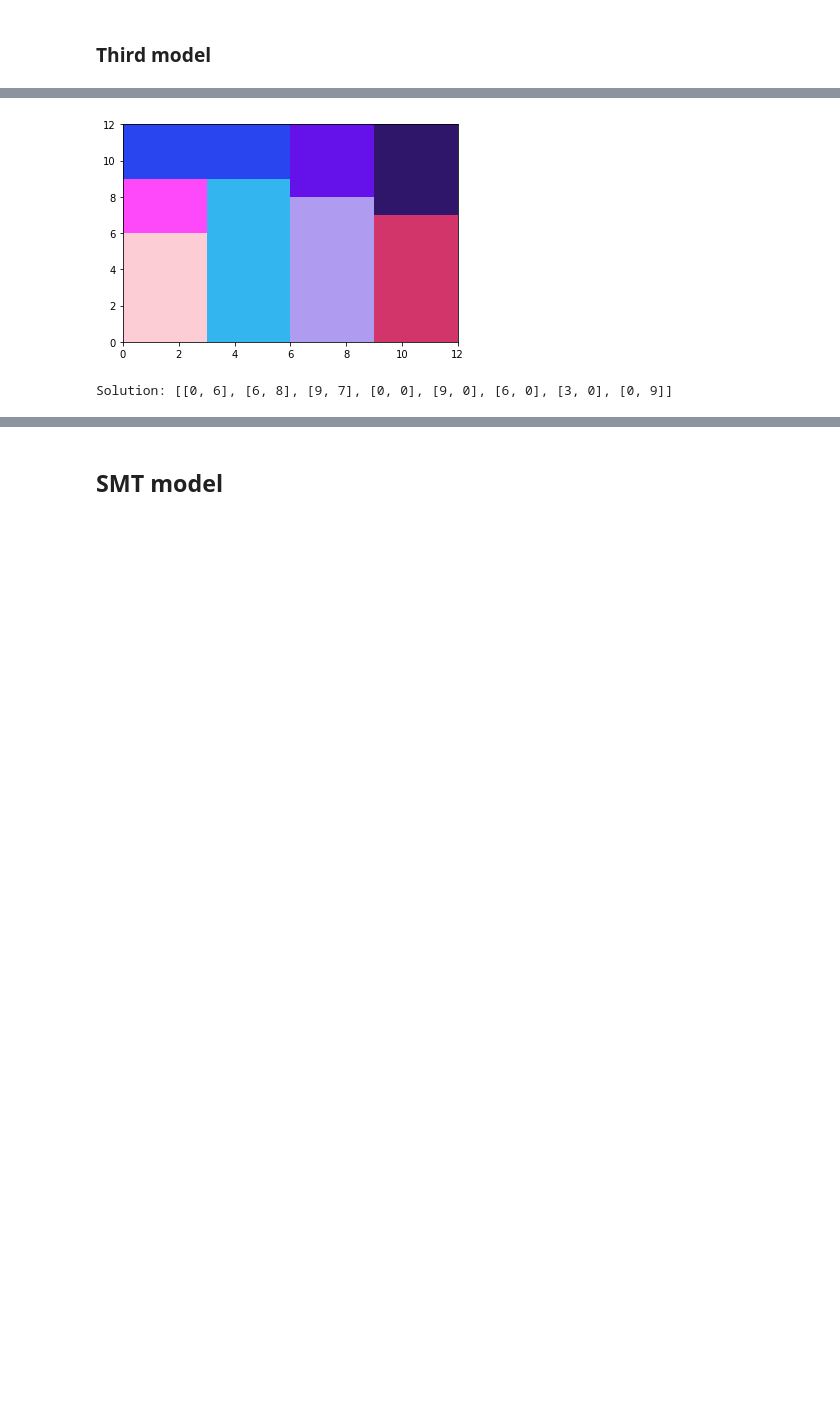
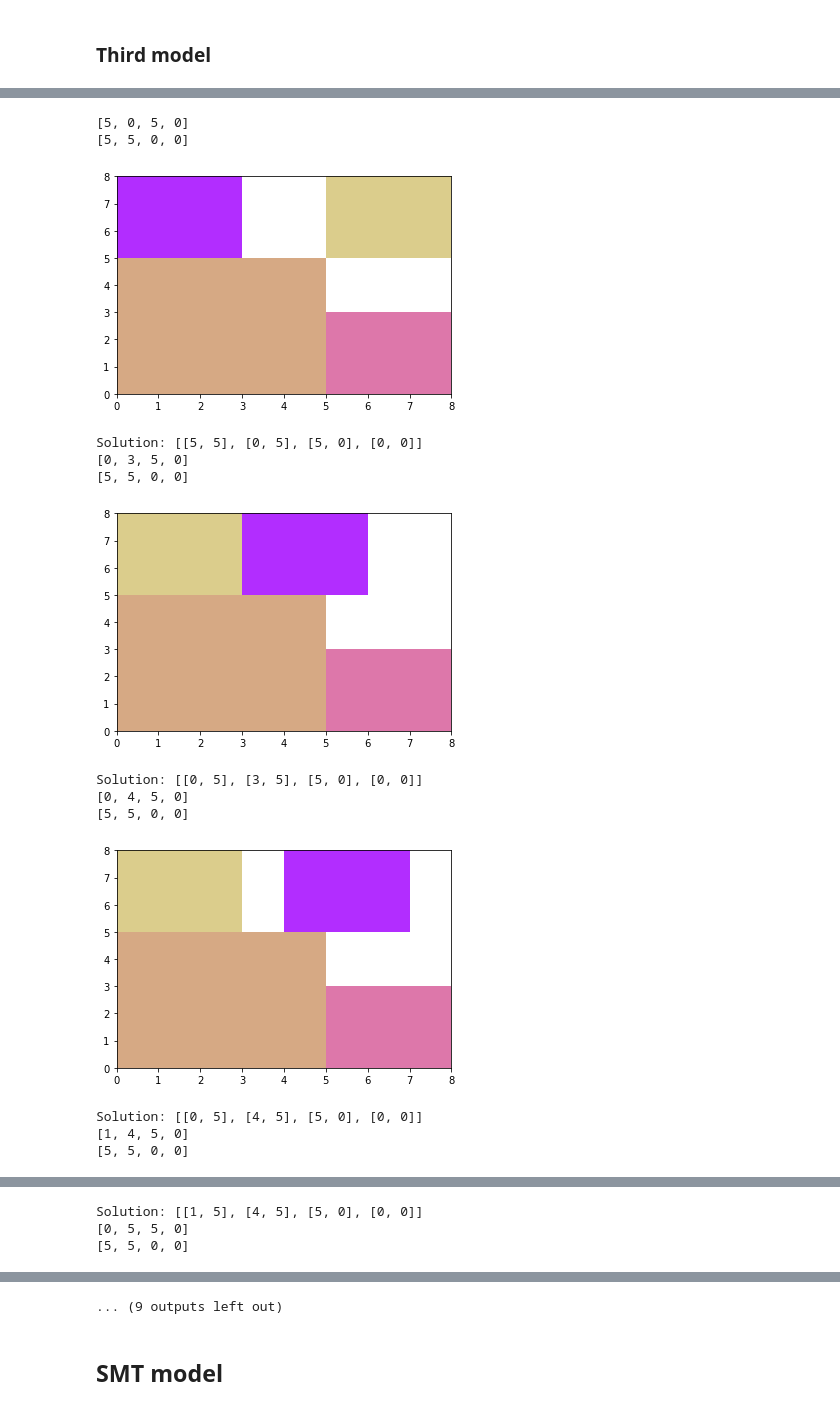
Before and after one commit to LeoCalbi/present-wrapping, a Jupyter notebook: pwp.ipynb, the cells around one changed output, grey strips where cells are left out. Cells and saved outputs as stored; diff of their text form; code cells hidden in the pictures; blank space fills up the shorter version.

```diff
--- a/pwp.ipynb
+++ b/pwp.ipynb
@@ -204,4 +214,4 @@ constraint forall(i in 1..n) (bl_corners[i, 2] + presents[i, 2] <= h_paper);
 solve satisfy;
 # %%
-solutions = %minizinc -s pwp-v3
+solutions = %minizinc -a -s pwp-v3
 # %% [output]
@@ -224,6 +234,18 @@ mzn-stat: peakDepth=18
 mzn-stat-end
 # %%
-show_solutions(w_paper, h_paper, n, presents, solutions)
+show_solutions(w_paper, h_paper, n, presents, solutions[:10])
 # %% [output]
+[5, 0, 5, 0]
+[5, 5, 0, 0]
-[figure, old version]
+[figure, new version]
-Solution: [[0, 6], [6, 8], [9, 7], [0, 0], [9, 0], [6, 0], [3, 0], [0, 9]]
+Solution: [[5, 5], [0, 5], [5, 0], [0, 0]]
+[0, 3, 5, 0]
+[5, 5, 0, 0]
+[figure, added]
+Solution: [[0, 5], [3, 5], [5, 0], [0, 0]]
+[0, 4, 5, 0]
+[5, 5, 0, 0]
+[figure, added]
+Solution: [[0, 5], [4, 5], [5, 0], [0, 0]]
+[1, 4, 5, 0]
+[5, 5, 0, 0]
@@ -229,0 +253,3 @@ Solution: [[0, 6], [6, 8], [9, 7], [0, 0], [9, 0], [6, 0], [3, 0], [0, 9]]
+Solution: [[1, 5], [4, 5], [5, 0], [0, 0]]
+[0, 5, 5, 0]
+[5, 5, 0, 0]
@@ -230,3 +261,4 @@ Solution: [[0, 6], [6, 8], [9, 7], [0, 0], [9, 0], [6, 0], [3, 0], [0, 9]]
+... (9 outputs left out)
 # %% [markdown]
 ## SMT model
 # %%
```
Also changed, not shown: parts of 5 cells of this notebook.
